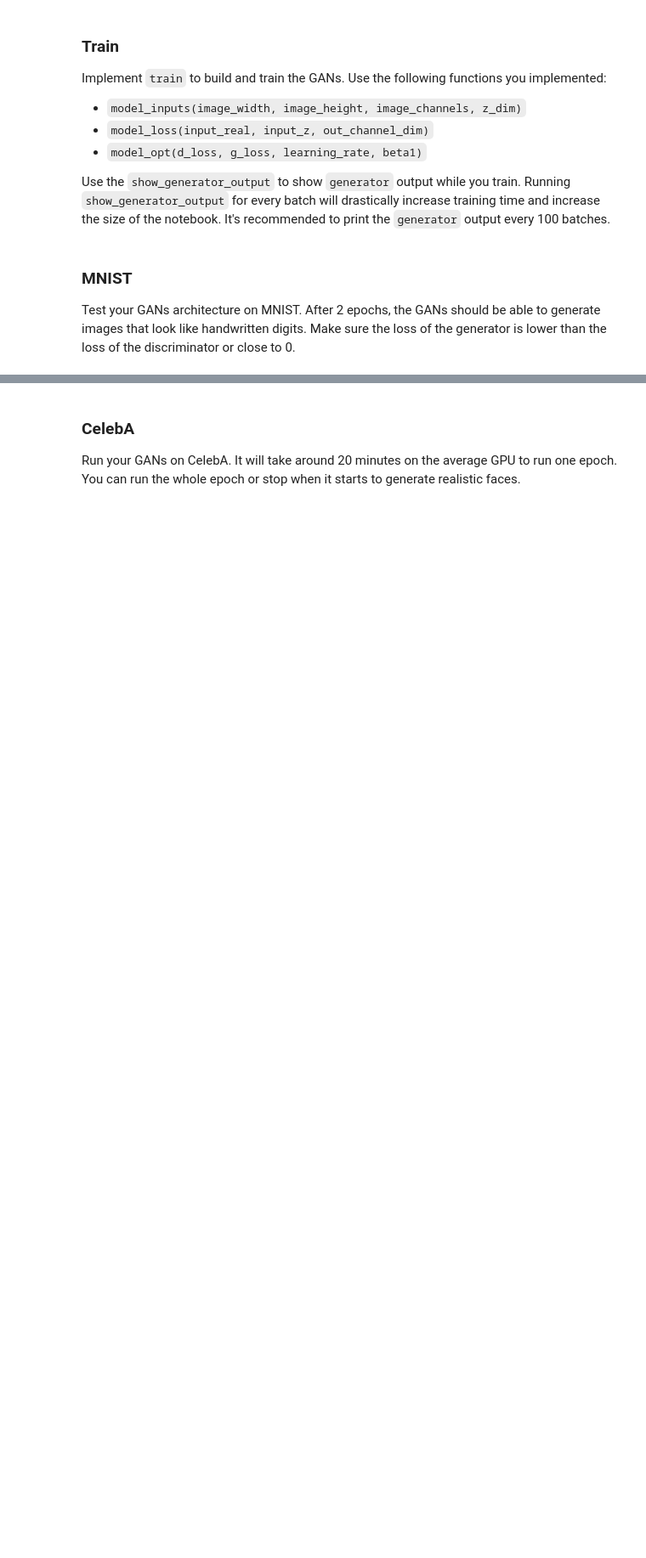
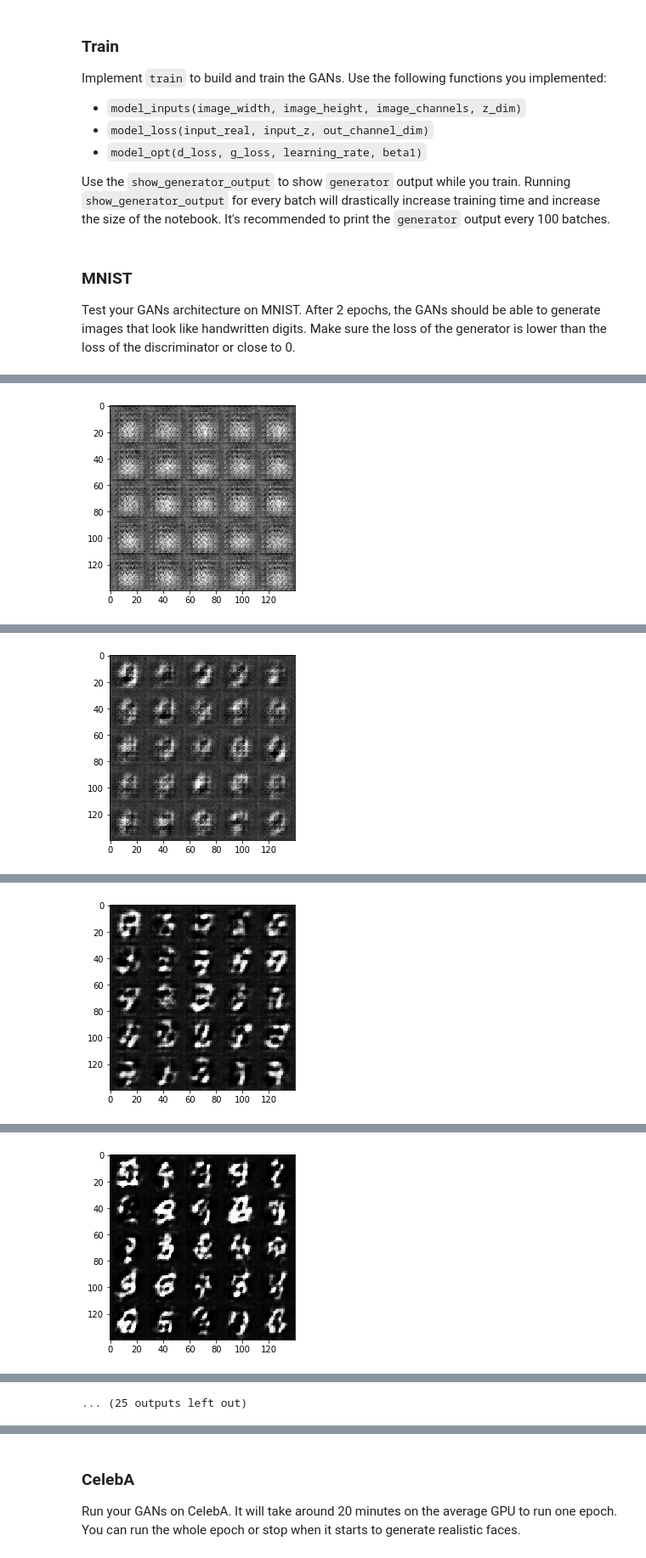
Before and after one commit to guoquheweilai/DLND-Term1-P4-Generate-Faces, a Jupyter notebook: dlnd_face_generation.ipynb, the cells around one changed output, grey strips where cells are left out. Shown at 85% size. Drawn from its saved outputs; the diff is of its cells as text; code cells hidden in the pictures; blank space fills up the shorter version.

```diff
--- a/dlnd_face_generation.ipynb
+++ b/dlnd_face_generation.ipynb
@@ -484,7 +506,7 @@ def train(epoch_count, batch_size, z_dim, learning_rate, beta1, get_batches, dat
 #                 batch_images = batch_images.reshape((batch_size, 784))
 #                 print('batch_images.shape is ', batch_images.shape)
                 batch_images *= 2
-                batch_images = batch_images * 2 - 1
+#                 batch_images = batch_images * 2 - 1
 
                 # Sample random noise for G
                 batch_z = np.random.uniform(-1, 1, size = (batch_size, z_dim))
@@ -524,7 +546,7 @@ def train(epoch_count, batch_size, z_dim, learning_rate, beta1, get_batches, dat
                 # Show generated image
                 if 0 == counter % counts_per_show:
                     show_generator_output(sess,
-                                          batch_size,
+                                          25,
                                           input_z,
                                           data_shape[3],
                                           data_image_mode
@@ -535,7 +561,7 @@ Test your GANs architecture on MNIST.  After 2 epochs, the GANs should be able t
 # %%
-batch_size = 32
+batch_size = 64
 z_dim = 128
-learning_rate = 0.001
+learning_rate = 0.0001
 beta1 = 0.5
 
 
@@ -548,3 +574,4 @@ mnist_dataset = helper.Dataset('mnist', glob(os.path.join(data_dir, 'mnist/*.jpg
 with tf.Graph().as_default():
     train(epochs, batch_size, z_dim, learning_rate, beta1, mnist_dataset.get_batches,
           mnist_dataset.shape, mnist_dataset.image_mode)
+# %% [output]
@@ -550,0 +588 @@ with tf.Graph().as_default():
+[figure, added]
@@ -550,0 +599 @@ with tf.Graph().as_default():
+[figure, added]
@@ -550,0 +610 @@ with tf.Graph().as_default():
+[figure, added]
@@ -550,0 +621 @@ with tf.Graph().as_default():
+[figure, added]
@@ -550,0 +644 @@ with tf.Graph().as_default():
+... (25 outputs left out)
```
Also changed, not shown: parts of 16 cells of this notebook, 1 other file.
